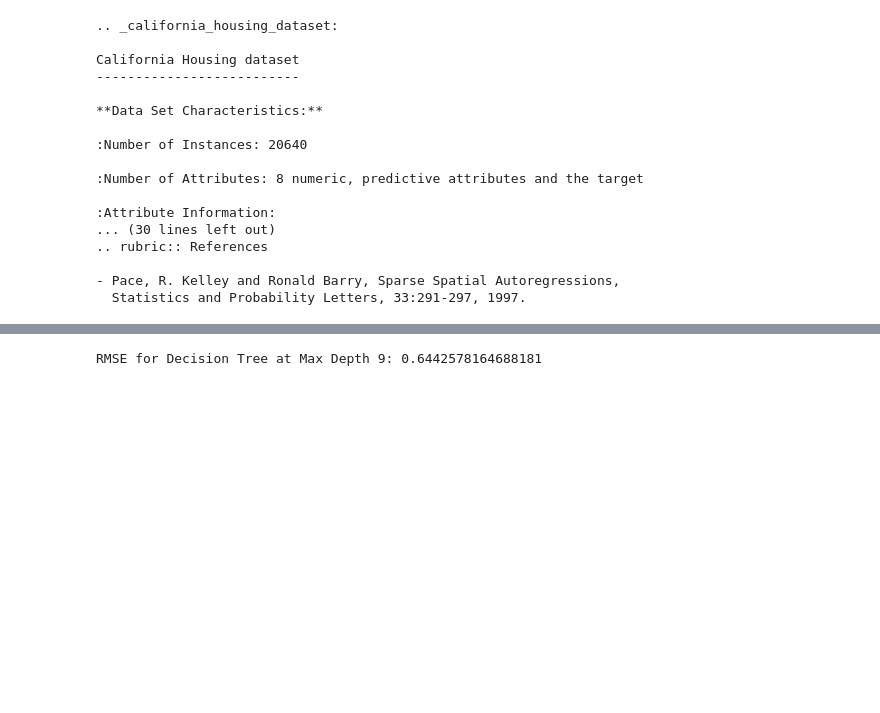
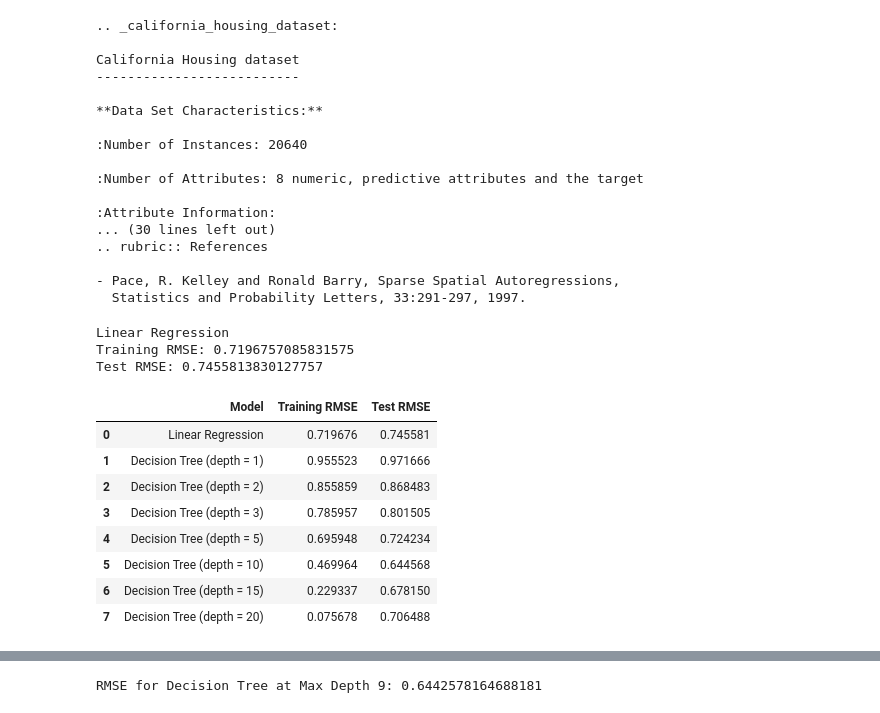
Before and after one commit to EvanAngQiXuan/IntroToMLAsg1, a Jupyter notebook: asg_p3.ipynb, the cells around one changed output, grey strips where cells are left out. Drawn from its saved outputs; the diff is of its cells as text; code cells hidden in the pictures; blank space fills up the shorter version.

```diff
--- a/asg_p3.ipynb
+++ b/asg_p3.ipynb
@@ -38,3 +38,56 @@ California Housing dataset
 house_x = housing_df[housing.feature_names]
 house_y = housing_df["MedHouseVal"]
 house_x_train, house_x_test, house_y_train, house_y_test = train_test_split(house_x, house_y, test_size=0.2, random_state=42)
+# %%
+# Linear regression
+from sklearn.linear_model import LinearRegression
+
+linreg = LinearRegression()
+linreg.fit(house_x_train, house_y_train)
+
+linreg_train_rmse = root_mean_squared_error(house_y_train, linreg.predict(house_x_train))
+linreg_test_rmse = root_mean_squared_error(house_y_test, linreg.predict(house_x_test))
+
+print("Linear Regression")
+print("Training RMSE:", linreg_train_rmse)
+print("Test RMSE:", linreg_test_rmse)
+# %% [output]
+Linear Regression
+Training RMSE: 0.7196757085831575
+Test RMSE: 0.7455813830127757
+# %%
+# Decision tree at different max_depths of [1, 2, 3, 5, 10, 15, 20]
+
+house_depths = [1, 2, 3, 5, 10, 15, 20]
+
+house_results = [{
+    "Model": "Linear Regression",
+    "Training RMSE": linreg_train_rmse,
+    "Test RMSE": linreg_test_rmse
+}]
+
+for depth in house_depths:
+    dectree = DecisionTreeRegressor(max_depth = depth, random_state = 42)
+    dectree.fit(house_x_train, house_y_train)
+
+    dectree_train_rmse = root_mean_squared_error(house_y_train, dectree.predict(house_x_train))
+    dectree_test_rmse = root_mean_squared_error(house_y_test, dectree.predict(house_x_test))
+
+    house_results.append({
+        "Model": f"Decision Tree (depth = {depth})",
+        "Training RMSE": dectree_train_rmse,
+        "Test RMSE": dectree_test_rmse
+    })
+
+house_results_df = pd.DataFrame(house_results)
+house_results_df
+# %% [output]
+|  | Model | Training RMSE | Test RMSE |
+| 0 | Linear Regression | 0.719676 | 0.745581 |
+| 1 | Decision Tree (depth = 1) | 0.955523 | 0.971666 |
+| 2 | Decision Tree (depth = 2) | 0.855859 | 0.868483 |
+| 3 | Decision Tree (depth = 3) | 0.785957 | 0.801505 |
+| 4 | Decision Tree (depth = 5) | 0.695948 | 0.724234 |
+| 5 | Decision Tree (depth = 10) | 0.469964 | 0.644568 |
+| 6 | Decision Tree (depth = 15) | 0.229337 | 0.678150 |
+| 7 | Decision Tree (depth = 20) | 0.075678 | 0.706488 |
```
Also changed, not shown: parts of 6 cells of this notebook.
